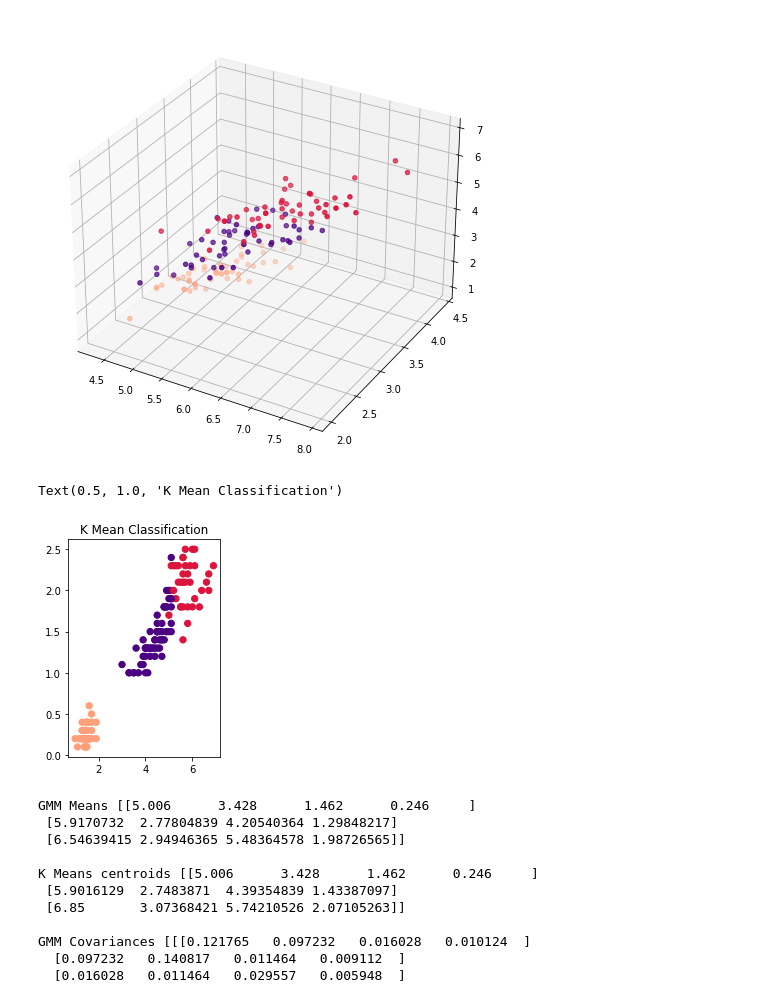
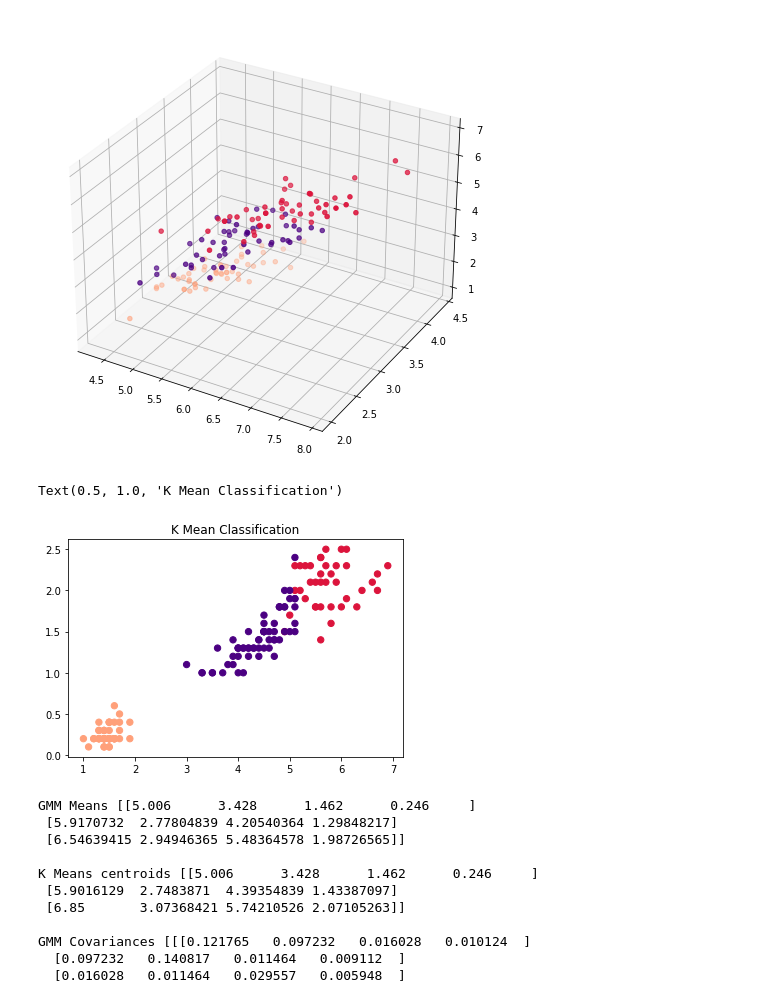
Before and after one commit to rishita2605/ML-Lab, a Jupyter notebook: GMM & KMeans.ipynb, the cells around one changed output. Saved outputs shown, nothing was run; the diff lists cells and outputs as text; code cells hidden in the pictures.

```diff
--- a/GMM & KMeans.ipynb
+++ b/GMM & KMeans.ipynb
@@ -81,12 +86,12 @@ ax.scatter3D(X.Sepal_Length, X.Sepal_Width, X.Petal_Length, c=color[y.Targets])
 <mpl_toolkits.mplot3d.art3d.Path3DCollection at 0x...>
 [figure]
 # %%
-plt.subplot(1, 2, 2)
+plt.subplot(1, 2, (1,2))
 plt.scatter(X.Petal_Length, X.Petal_Width, c=color[y_pred], s=40)
 plt.title('K Mean Classification')
 # %% [output]
 Text(0.5, 1.0, 'K Mean Classification')
-[figure, old version]
+[figure, new version]
 # %%
 from sklearn.mixture import GaussianMixture
 gmm = GaussianMixture(n_components=3, covariance_type='full', random_state=100)
```
Also changed, not shown: parts of 3 cells of this notebook, 3 other files.
